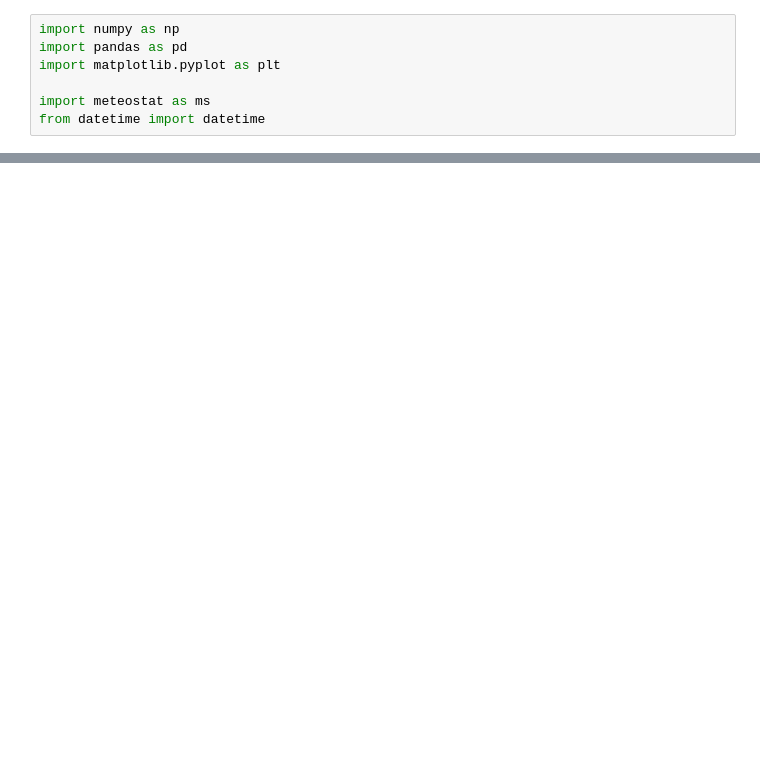
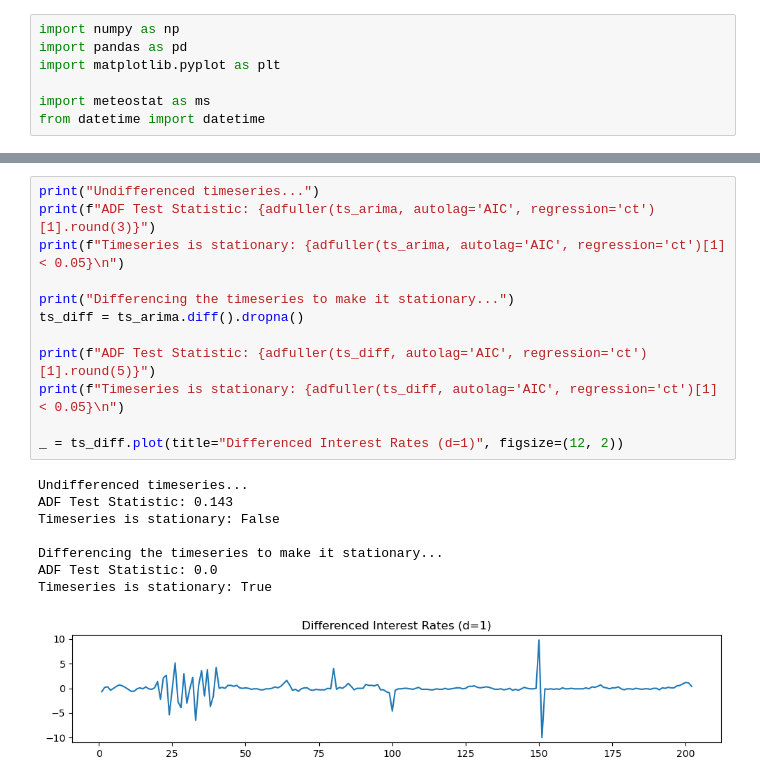
Before and after one commit to moritzspuehler/unibz-tsa-lecture-examples, a Jupyter notebook: tsa07_anomalies.ipynb, the cells around one changed output, grey strips where cells are left out. Cells and saved outputs as stored; diff of their text form; blank space fills up the shorter version.

```diff
--- a/tsa07_anomalies.ipynb
+++ b/tsa07_anomalies.ipynb
@@ -164,0 +461,21 @@ plt.show()
+# %%
+print("Undifferenced timeseries...")
+print(f"ADF Test Statistic: {adfuller(ts_arima, autolag='AIC', regression='ct')[1].round(3)}")
+print(f"Timeseries is stationary: {adfuller(ts_arima, autolag='AIC', regression='ct')[1] < 0.05}\n")
+
+print("Differencing the timeseries to make it stationary...")
+ts_diff = ts_arima.diff().dropna()
+
+print(f"ADF Test Statistic: {adfuller(ts_diff, autolag='AIC', regression='ct')[1].round(5)}")
+print(f"Timeseries is stationary: {adfuller(ts_diff, autolag='AIC', regression='ct')[1] < 0.05}\n")
+
+_ = ts_diff.plot(title="Differenced Interest Rates (d=1)", figsize=(12, 2))
+# %% [output]
+Undifferenced timeseries...
+ADF Test Statistic: 0.143
+Timeseries is stationary: False
+
+Differencing the timeseries to make it stationary...
+ADF Test Statistic: 0.0
+Timeseries is stationary: True
+[figure, added]
```
Also changed, not shown: parts of 58 cells of this notebook.
